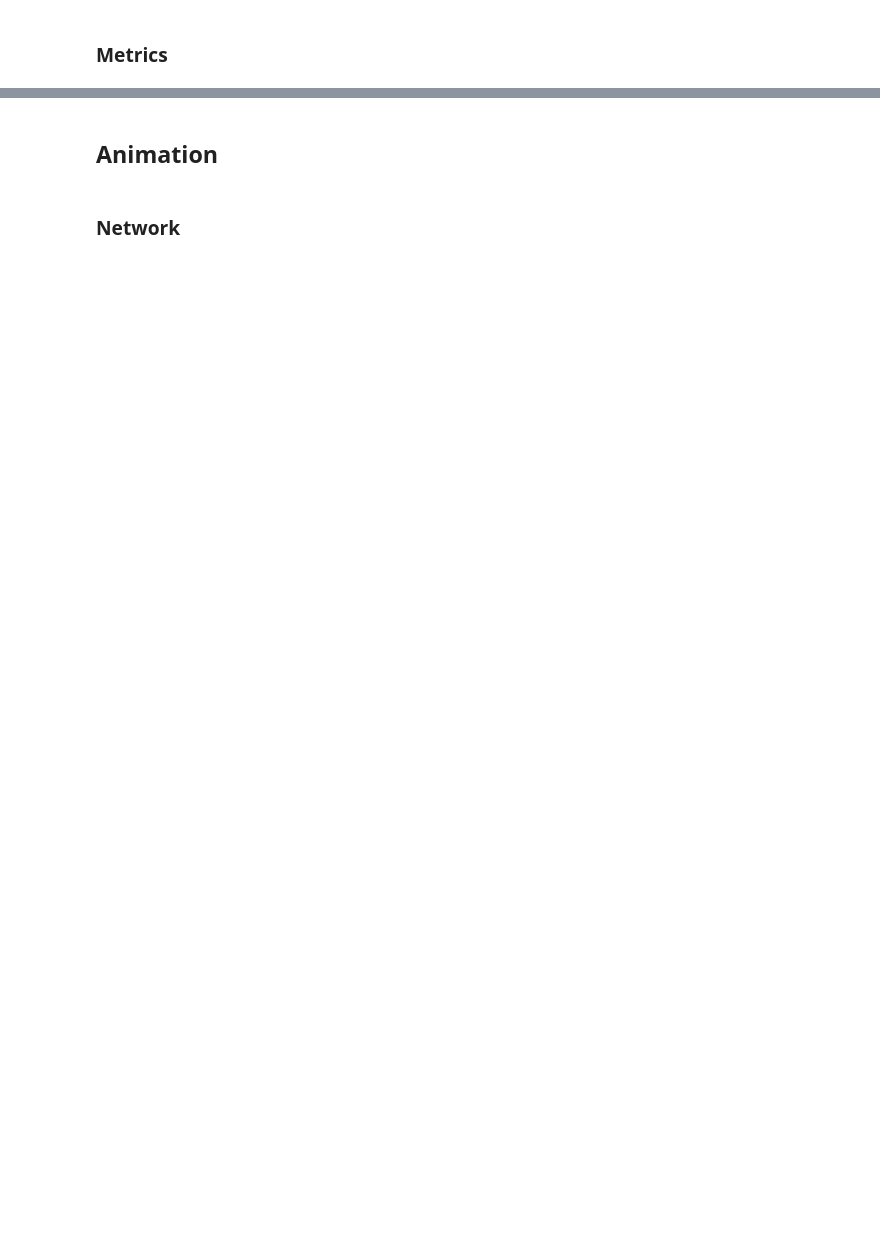
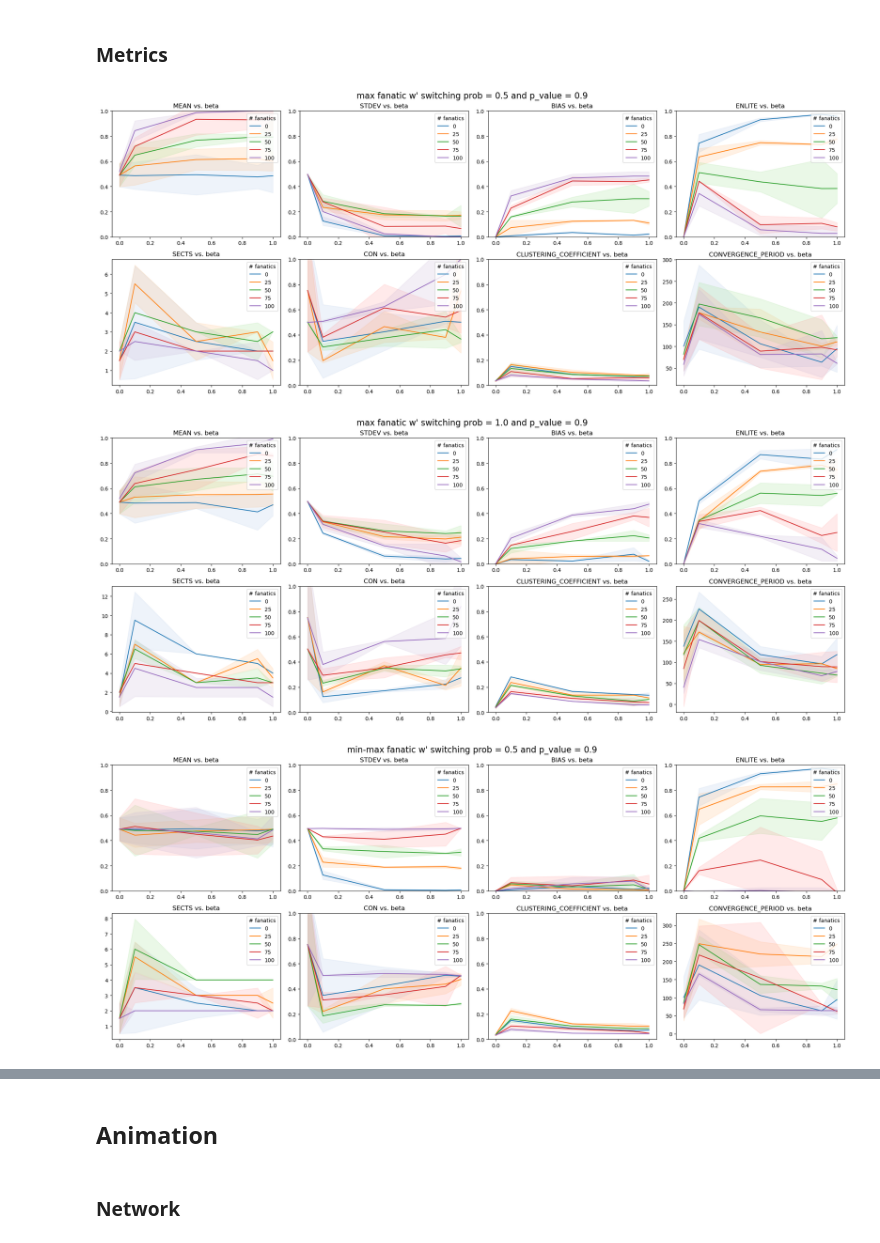
Before and after one commit to ducquando/social-network, a Jupyter notebook: analyze.ipynb, the cells around one changed output, grey strips where cells are left out. Drawn from its saved outputs; the diff is of its cells as text; code cells hidden in the pictures; blank space fills up the shorter version.

```diff
--- a/analyze.ipynb
+++ b/analyze.ipynb
@@ -10,8 +9,8 @@ from utils.visualize import visualize_coevolution, visualize_clustering_coeff, v
 # Load simulation results
 # %%
 # Change the date time to the date time of the pickle file you want to load
-DATE = '241001'
-TIME = '1455'
+DATE = '241003'
+TIME = '0819'
 data_fanatics, data_no_fanatics = get_data(DATE, TIME)
 # %% [markdown]
 ### Last network
@@ -118,11 +110,15 @@ visualize_indegree(fanatics_mean_high, DATE, TIME, export=True)
 # %% [markdown]
 ### Metrics
 # %%
-metrics= ['MEAN', 'STDEV', 'BIAS', 'ENLITE', 'SECTS', 'CON', 'CLUSTERING_COEFFICIENT', 'MEAN_INDEGREE','MEDIAN_INDEGREE', 'MODE_INDEGREE', 'MIN_INDEGREE', 'MAX_INDEGREE']
+metrics= ['MEAN', 'STDEV', 'BIAS', 'ENLITE', 'SECTS', 'CON', 'CLUSTERING_COEFFICIENT', 'CONVERGENCE_PERIOD']
 
-line_plot(fanatics_max_low, metrics, DATE, TIME, export=True)
-line_plot(fanatics_max_high, metrics, DATE, TIME, export=True)
-line_plot(fanatics_min_max_low, metrics, DATE, TIME, export=True)
-line_plot(fanatics_min_max_high, metrics, DATE, TIME, export=True)
-line_plot(fanatics_mean_low, metrics, DATE, TIME, export=True)
-line_plot(fanatics_mean_high, metrics, DATE, TIME, export=True)
+line_plot_with_confidence_interval(fanatics_max_low, metrics, DATE, TIME, export=True)
+line_plot_with_confidence_interval(fanatics_max_high, metrics, DATE, TIME, export=True)
+line_plot_with_confidence_interval(fanatics_min_max_low, metrics, DATE, TIME, export=True)
+line_plot_with_confidence_interval(fanatics_min_max_high, metrics, DATE, TIME, export=True)
+line_plot_with_confidence_interval(fanatics_mean_low, metrics, DATE, TIME, export=True)
+line_plot_with_confidence_interval(fanatics_mean_high, metrics, DATE, TIME, export=True)
+# %% [output]
+[figure, added]
+[figure, added]
+[figure, added]
```
Also changed, not shown: parts of 10 cells of this notebook, 3 other files.
